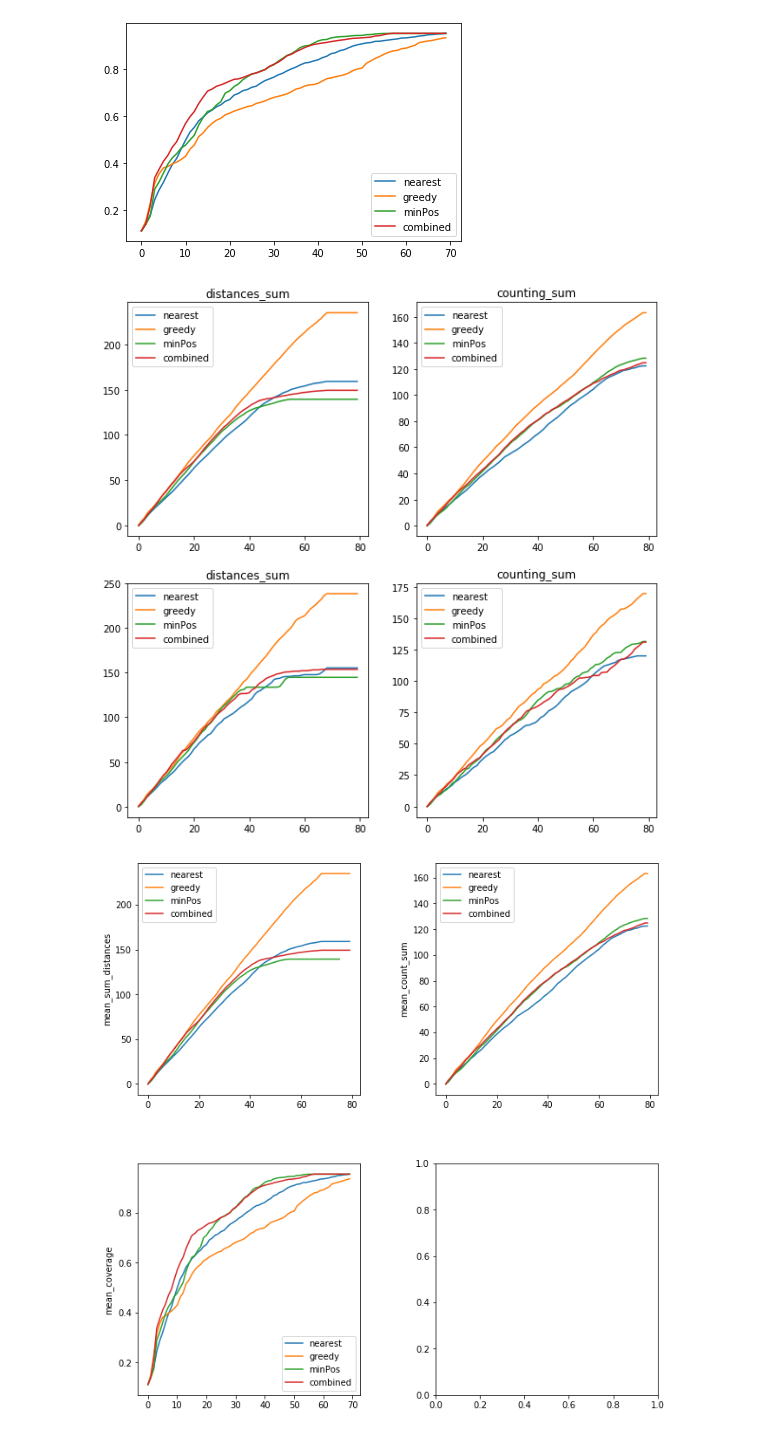
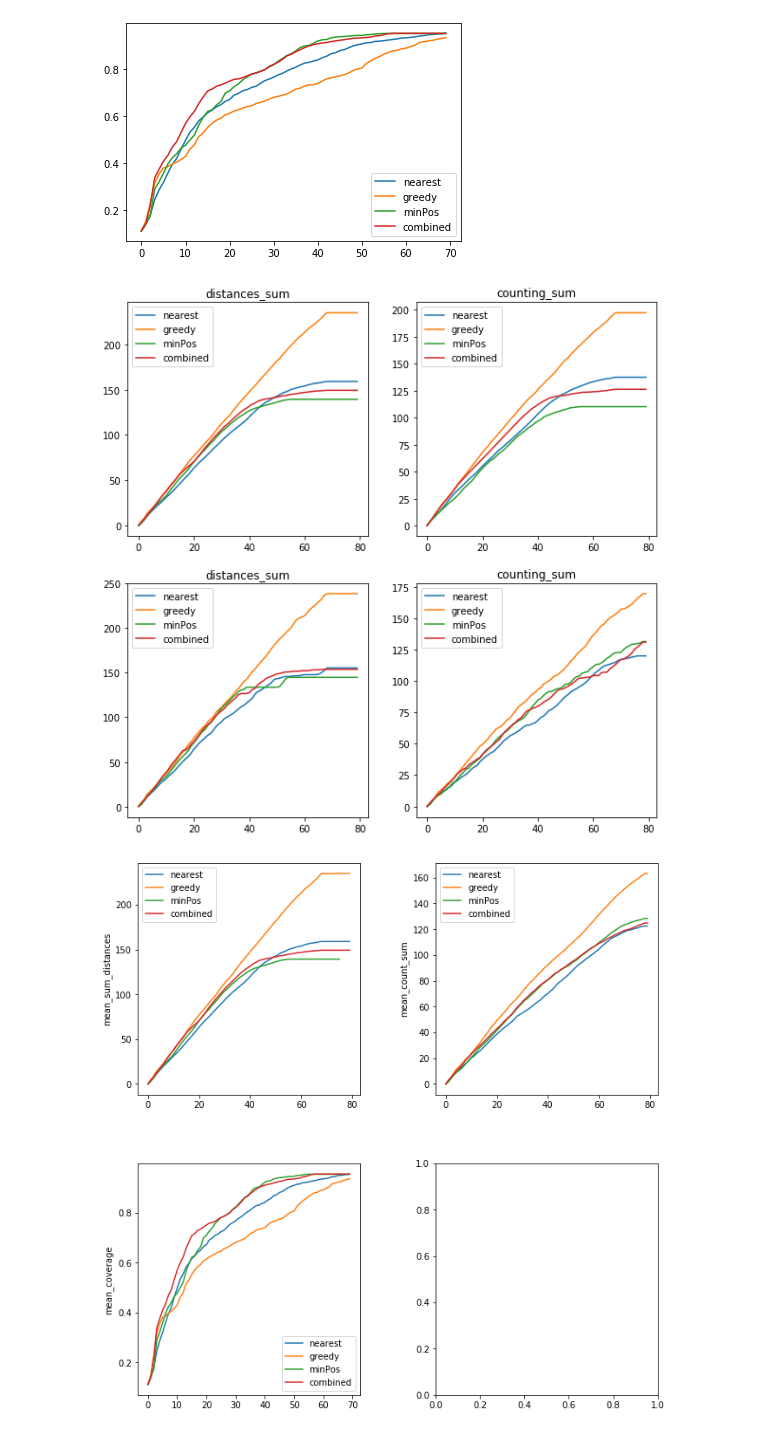
Before and after one commit to Icheler/coExplore, a Jupyter notebook: evaluation.ipynb, the cells around one changed output. Cells and saved outputs as stored; diff of their text form; code cells hidden in the pictures.

Commit message:
new world, better eval, first graphs

```diff
--- a/evaluation.ipynb
+++ b/evaluation.ipynb
@@ -569,32 +569,32 @@ combined_counting_3_median = np.median(combined_counting_3[:, 1:-1], axis=1)
 # %%
 fig, ((ax1, ax2), (ax3, ax4)) = plt.subplots(2, 2)
 ax1.plot(nearest_distances_3_sum_mean, label='nearest')
 ax1.plot(greedy_distances_3_sum_mean, label='greedy')
 ax1.plot(minPos_distances_3_sum_mean, label='minPos')
 ax1.plot(combined_distances_3_sum_mean, label='combined')
 ax1.legend()
 ax1.set_title('distances_sum')
-ax2.plot(nearest_counting_sum_mean, label='nearest')
-ax2.plot(greedy_counting_sum_mean, label='greedy')
-ax2.plot(minPos_counting_sum_mean, label='minPos')
-ax2.plot(combined_counting_sum_mean, label='combined')
+ax2.plot(nearest_counting_3_sum_mean, label='nearest')
+ax2.plot(greedy_counting_3_sum_mean, label='greedy')
+ax2.plot(minPos_counting_3_sum_mean, label='minPos')
+ax2.plot(combined_counting_3_sum_mean, label='combined')
 ax2.legend()
 ax2.set_title('counting_sum')
 ax3.plot(nearest_distances_3_sum_median, label='nearest')
 ax3.plot(greedy_distances_3_sum_median, label='greedy')
 ax3.plot(minPos_distances_3_sum_median, label='minPos')
 ax3.plot(combined_distances_3_sum_median, label='combined')
 ax3.legend()
 ax3.set_title('distances_sum')
 ax4.plot(nearest_counting_sum_median, label='nearest')
 ax4.plot(greedy_counting_sum_median, label='greedy')
 ax4.plot(minPos_counting_sum_median, label='minPos')
 ax4.plot(combined_counting_sum_median, label='combined')
 ax4.legend()
 ax4.set_title('counting_sum')
 fig.set_size_inches(10, 10)
 # %% [output]
-[figure, old version]
+[figure, new version]
 # %%
 fig, ((ax1, ax2), (ax3, ax4)) = plt.subplots(2, 2)
 ax1.plot(nearest_distances_3_sum_mean, label='nearest')
```
Also changed, not shown: parts of 7 cells of this notebook, 5 other files.
